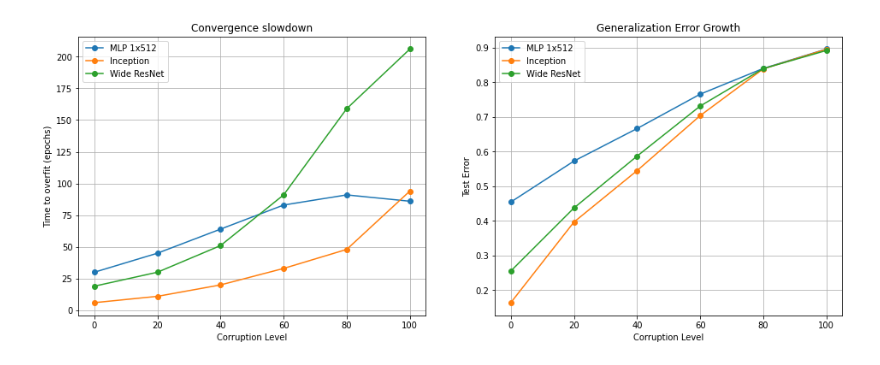
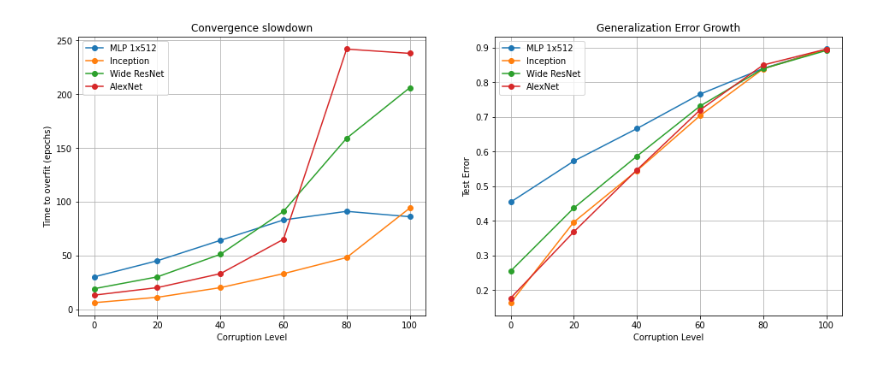
Before and after one commit to mdv3101/Rethinking_Generalization, a Jupyter notebook: Label_Corruption_Analysis.ipynb, the cells around one changed output. Drawn from its saved outputs; the diff is of its cells as text; code cells hidden in the pictures.

Commit message:
Alexnet added to analysis

```diff
--- a/Label_Corruption_Analysis.ipynb
+++ b/Label_Corruption_Analysis.ipynb
@@ -5,8 +5,8 @@ import matplotlib.pyplot as plt
 import pickle
 from sklearn.linear_model import LinearRegression
 # %%
-def get_result_dict(pickle_files=["mlp.pickle", "inception.pickle", "wideresnet.pickle"],\
-                   labels=["MLP 1x512", "Inception", "Wide ResNet"]
+def get_result_dict(pickle_files=["mlp.pickle", "inception.pickle", "wideresnet.pickle", "alexnet.pickle"],\
+                   labels=["MLP 1x512", "Inception", "Wide ResNet", "AlexNet"]
                    ):
     result_dict = {}
     for file, label in zip(pickle_files, labels):
@@ -18,6 +18,8 @@ def get_result_dict(pickle_files=["mlp.pickle", "inception.pickle", "wideresnet.
             reg=LinearRegression()
             reg.fit(X,np.arange(len(X)))
             ep = reg.predict([[0.95]]).astype(int).item()
+            if label=="AlexNet" and level==100:
+                ep = 238
             overfit_epochs.append(ep)
             acc = final_dict[level]["best_test_acc"]
             generalization_errors.append(1-acc)
@@ -27,7 +29,7 @@ def get_result_dict(pickle_files=["mlp.pickle", "inception.pickle", "wideresnet.
         result_dict[label]["generalization_error_growth"] = generalization_errors
     return result_dict
 
-def generate_plots(result_dict, labels=["MLP 1x512", "Inception", "Wide ResNet"]):
+def generate_plots(result_dict, labels=["MLP 1x512", "Inception", "Wide ResNet", "AlexNet"]):
     plt.figure(figsize=(16,6))
 
     plt.subplot(1,2,1)
@@ -54,10 +56,10 @@ def generate_plots(result_dict, labels=["MLP 1x512", "Inception", "Wide ResNet"]
 # %%
 res = get_result_dict()
 
-with open('result_final.pickle', 'wb') as handle:
+with open('results.pickle', 'wb') as handle:
     pickle.dump(res, handle, protocol=pickle.HIGHEST_PROTOCOL)
 
 generate_plots(res)
 # %% [output]
-[figure, old version]
+[figure, new version]
 # %%
```
Also changed, not shown: parts of 1 cell of this notebook.
